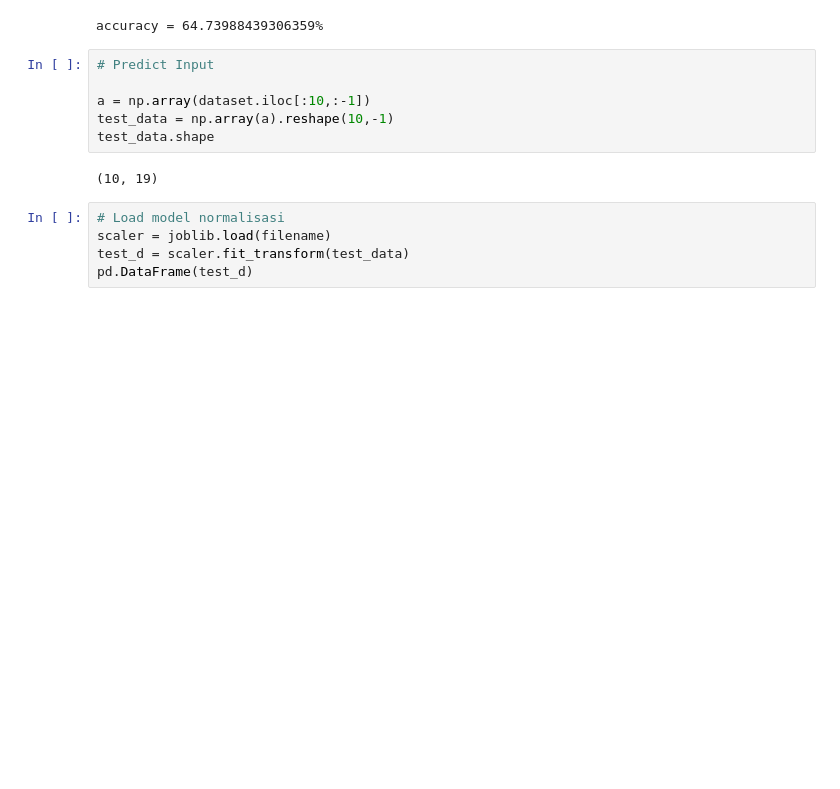
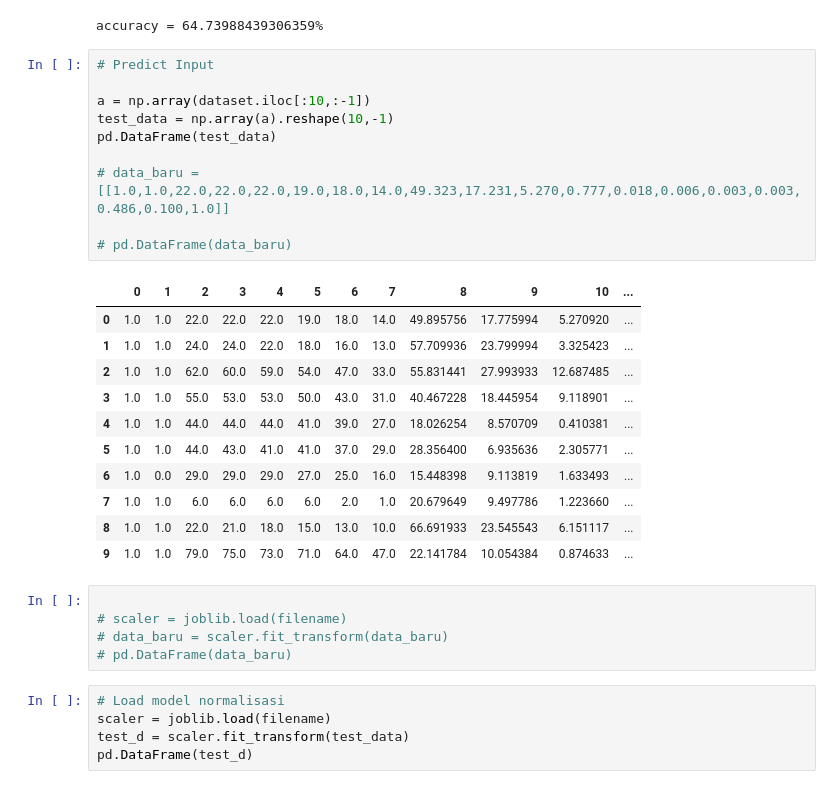
Before and after one commit to fanani03/datamining, a Jupyter notebook: _sources/7-Diabetic.ipynb, the cells around one changed output. Drawn from its saved outputs; the diff is of its cells as text; blank space fills up the shorter version.

```diff
--- a/_sources/7-Diabetic.ipynb
+++ b/_sources/7-Diabetic.ipynb
@@ -249,14 +254,33 @@ from sklearn.metrics import accuracy_score
 print(f'accuracy = {(accuracy_score(ytest, y_pred))*100}%')
 # %% [output]
 accuracy = 64.73988439306359%
-# %%
-# Predict Input
-
-a = np.array(dataset.iloc[:10,:-1])
-test_data = np.array(a).reshape(10,-1)
-test_data.shape
-# %% [output]
-(10, 19)
+# %%
+# Predict Input
+
+a = np.array(dataset.iloc[:10,:-1])
+test_data = np.array(a).reshape(10,-1)
+pd.DataFrame(test_data)
+
+# data_baru = [[1.0,1.0,22.0,22.0,22.0,19.0,18.0,14.0,49.323,17.231,5.270,0.777,0.018,0.006,0.003,0.003,0.486,0.100,1.0]]
+
+# pd.DataFrame(data_baru)
+# %% [output]
+|  | 0 | 1 | 2 | 3 | 4 | 5 | 6 | 7 | 8 | 9 | 10 | ... |
+| 0 | 1.0 | 1.0 | 22.0 | 22.0 | 22.0 | 19.0 | 18.0 | 14.0 | 49.895756 | 17.775994 | 5.270920 | ... |
+| 1 | 1.0 | 1.0 | 24.0 | 24.0 | 22.0 | 18.0 | 16.0 | 13.0 | 57.709936 | 23.799994 | 3.325423 | ... |
+| 2 | 1.0 | 1.0 | 62.0 | 60.0 | 59.0 | 54.0 | 47.0 | 33.0 | 55.831441 | 27.993933 | 12.687485 | ... |
+| 3 | 1.0 | 1.0 | 55.0 | 53.0 | 53.0 | 50.0 | 43.0 | 31.0 | 40.467228 | 18.445954 | 9.118901 | ... |
+| 4 | 1.0 | 1.0 | 44.0 | 44.0 | 44.0 | 41.0 | 39.0 | 27.0 | 18.026254 | 8.570709 | 0.410381 | ... |
+| 5 | 1.0 | 1.0 | 44.0 | 43.0 | 41.0 | 41.0 | 37.0 | 29.0 | 28.356400 | 6.935636 | 2.305771 | ... |
+| 6 | 1.0 | 0.0 | 29.0 | 29.0 | 29.0 | 27.0 | 25.0 | 16.0 | 15.448398 | 9.113819 | 1.633493 | ... |
+| 7 | 1.0 | 1.0 | 6.0 | 6.0 | 6.0 | 6.0 | 2.0 | 1.0 | 20.679649 | 9.497786 | 1.223660 | ... |
+| 8 | 1.0 | 1.0 | 22.0 | 21.0 | 18.0 | 15.0 | 13.0 | 10.0 | 66.691933 | 23.545543 | 6.151117 | ... |
+| 9 | 1.0 | 1.0 | 79.0 | 75.0 | 73.0 | 71.0 | 64.0 | 47.0 | 22.141784 | 10.054384 | 0.874633 | ... |
+# %%
+
+# scaler = joblib.load(filename)
+# data_baru = scaler.fit_transform(data_baru)
+# pd.DataFrame(data_baru)
 # %%
 # Load model normalisasi
 scaler = joblib.load(filename)
```
Also changed, not shown: parts of 5 cells of this notebook, 31 other files.
